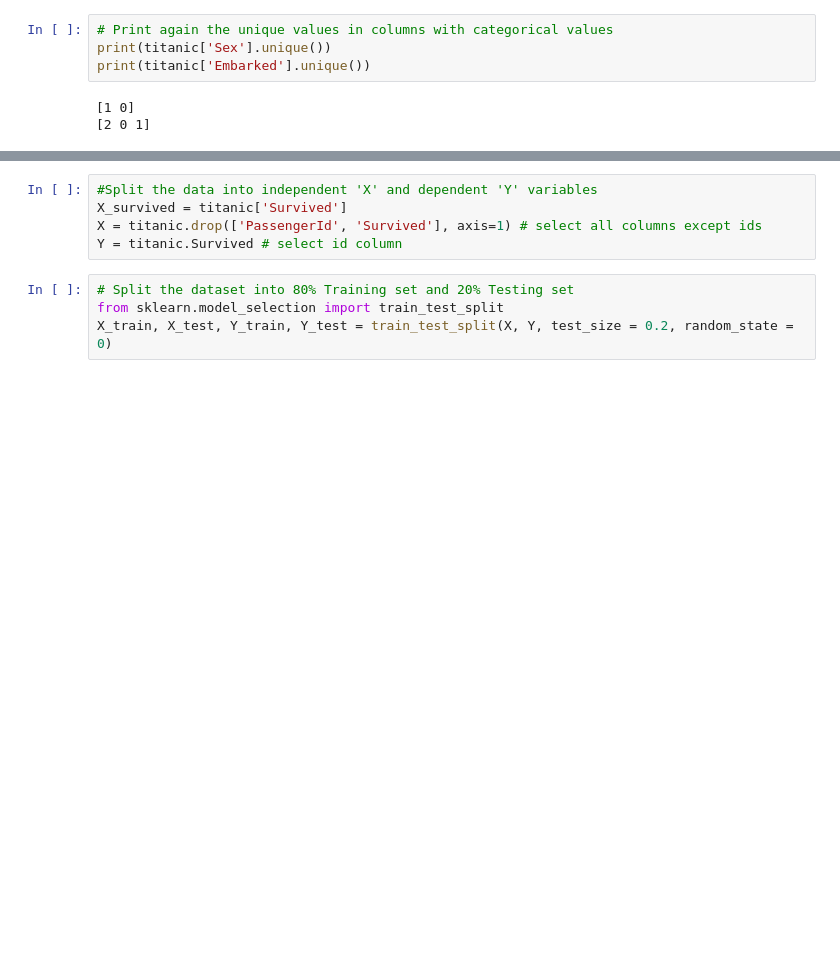
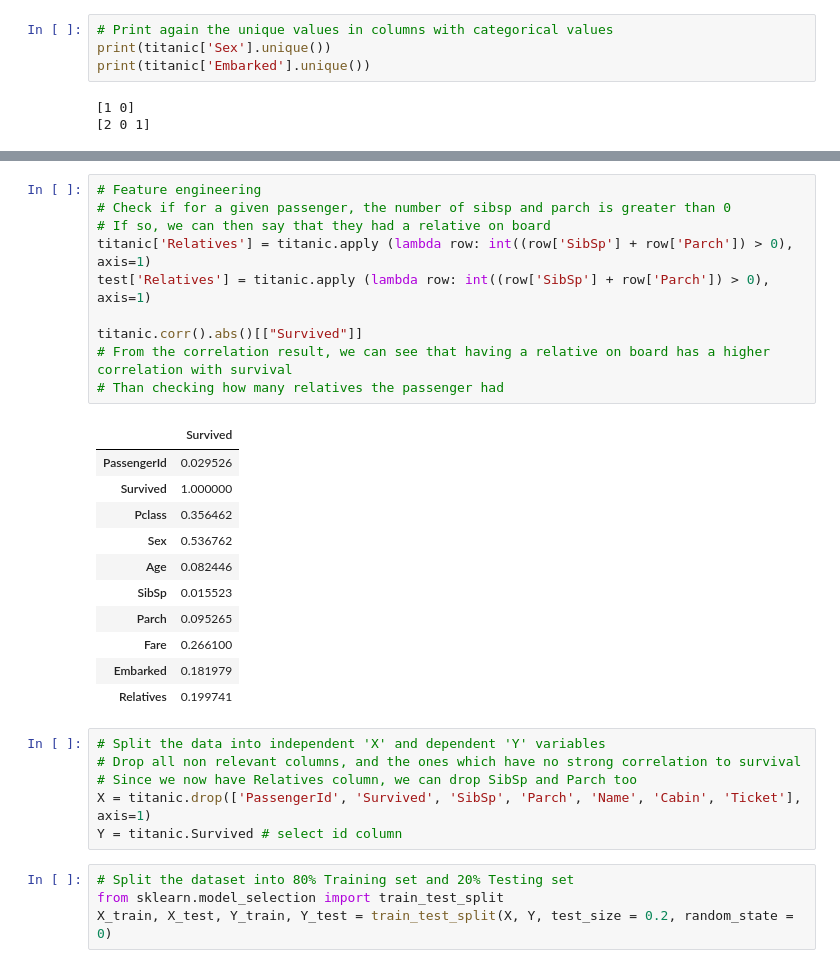
Before and after one commit to valentino22/adventuresInML, a Jupyter notebook: kaggle/titanic/titanic.v3.ipynb, the cells around one changed output, grey strips where cells are left out. Saved outputs shown, nothing was run; the diff lists cells and outputs as text; blank space fills up the shorter version.

```diff
--- a/kaggle/titanic/titanic.v3.ipynb
+++ b/kaggle/titanic/titanic.v3.ipynb
@@ -254,7 +275,30 @@ titanic.head()
+# %%
+# Feature engineering
+# Check if for a given passenger, the number of sibsp and parch is greater than 0
+# If so, we can then say that they had a relative on board
+titanic['Relatives'] = titanic.apply (lambda row: int((row['SibSp'] + row['Parch']) > 0), axis=1)
+test['Relatives'] = titanic.apply (lambda row: int((row['SibSp'] + row['Parch']) > 0), axis=1)
+
+titanic.corr().abs()[["Survived"]]
+# From the correlation result, we can see that having a relative on board has a higher correlation with survival
+# Than checking how many relatives the passenger had
+# %% [output]
+|  | Survived |
+| PassengerId | 0.029526 |
+| Survived | 1.000000 |
+| Pclass | 0.356462 |
+| Sex | 0.536762 |
+| Age | 0.082446 |
+| SibSp | 0.015523 |
+| Parch | 0.095265 |
+| Fare | 0.266100 |
+| Embarked | 0.181979 |
+| Relatives | 0.199741 |
 # %%
-#Split the data into independent 'X' and dependent 'Y' variables
-X_survived = titanic['Survived']
-X = titanic.drop(['PassengerId', 'Survived'], axis=1) # select all columns except ids
+# Split the data into independent 'X' and dependent 'Y' variables
+# Drop all non relevant columns, and the ones which have no strong correlation to survival
+# Since we now have Relatives column, we can drop SibSp and Parch too
+X = titanic.drop(['PassengerId', 'Survived', 'SibSp', 'Parch', 'Name', 'Cabin', 'Ticket'], axis=1)
 Y = titanic.Survived # select id column
 # %%
 # Split the dataset into 80% Training set and 20% Testing set
```
Also changed, not shown: parts of 30 cells of this notebook, 1 other file.
